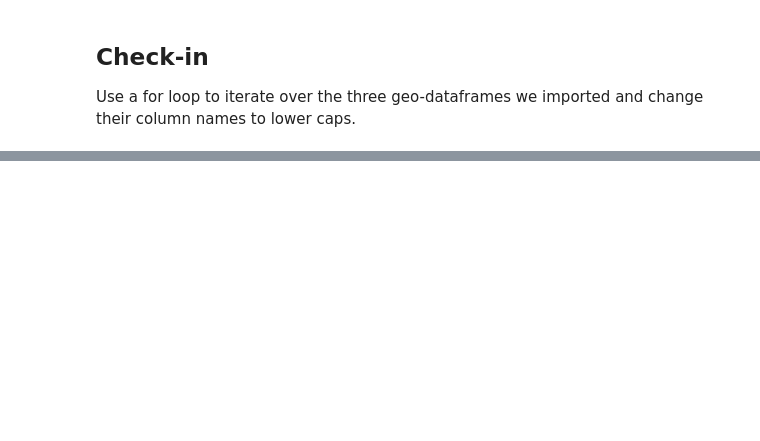
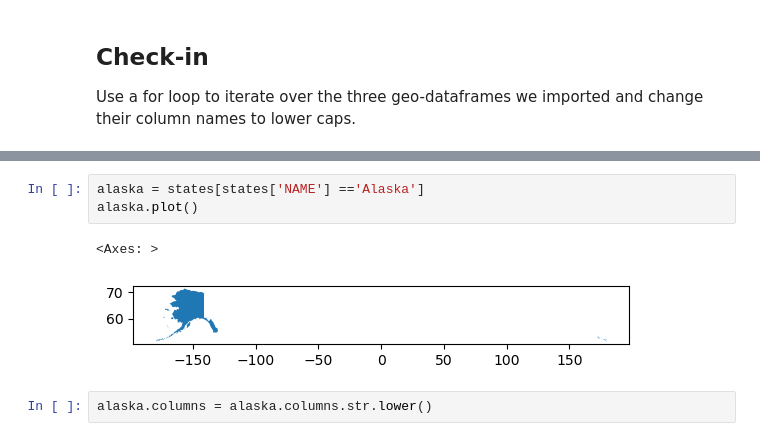
Before and after one commit to kylienewcomer/eds220-2025-in-class, a Jupyter notebook: week7-clipping-STUDENTS.ipynb, the cells around one changed output, grey strips where cells are left out. Saved outputs shown, nothing was run; the diff lists cells and outputs as text; blank space fills up the shorter version.

```diff
--- a/week7-clipping-STUDENTS.ipynb
+++ b/week7-clipping-STUDENTS.ipynb
@@ -56,0 +72,8 @@ Use a for loop to iterate over the three geo-dataframes we imported and change t
+# %%
+alaska = states[states['NAME'] =='Alaska']
+alaska.plot()
+# %% [output]
+<Axes: >
+[figure, added]
+# %%
+alaska.columns = alaska.columns.str.lower()
```
Also changed, not shown: parts of 37 cells of this notebook.
